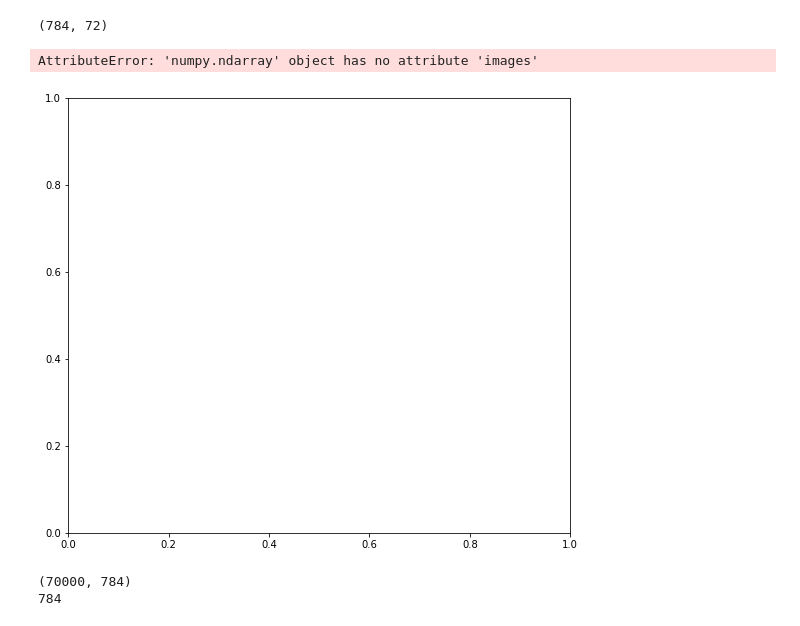
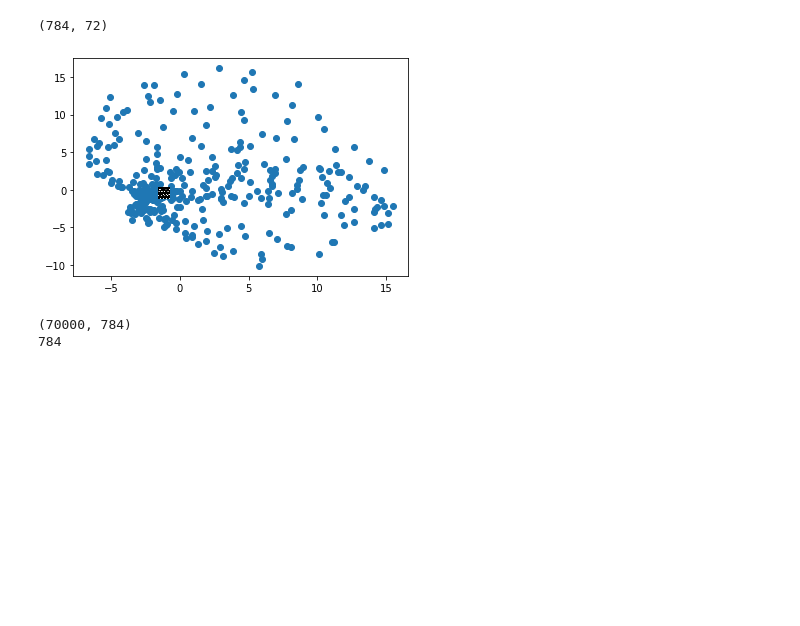
Before and after one commit to ardihikaru/mlsp, a Jupyter notebook: isomap_digits.ipynb, the cells around one changed output. Saved outputs shown, nothing was run; the diff lists cells and outputs as text; code cells hidden in the pictures; blank space fills up the shorter version.

```diff
--- a/isomap_digits.ipynb
+++ b/isomap_digits.ipynb
@@ -48,13 +48,21 @@ fives.data.shape
 # %% [output]
 (784, 72)
 # %%
-fig, ax = plt.subplots(figsize=(9, 8))
-plot_components(fives.data,
-                model=Isomap(n_components=2),
-                images=fives.images[:, ::2, ::2])
+# fig, ax = plt.subplots(figsize=(9, 8))
+# plot_components(fives.data,
+#                 model=Isomap(n_components=2),
+#                 images=fives.images[:, ::2, ::2])
-# %% [output]
-AttributeError: 'numpy.ndarray' object has no attribute 'images'
-[figure, removed]
+# %%
+iso = Isomap(n_neighbors=6, n_components=2)
+proj = iso.fit_transform(fives)
+# proj = iso.fit_transform(d)
+# %%
+from hw4.libs.projection import Projection
+my_plt = Projection()
+my_plt.proj_show(proj, fives)
+# my_plt.proj_show(proj, d)
+# %% [output]
+[figure, added]
 # %%
 from sklearn.datasets import fetch_openml
 mnist = fetch_openml('mnist_784')
```
Also changed, not shown: parts of 4 cells of this notebook, 13 other files.
